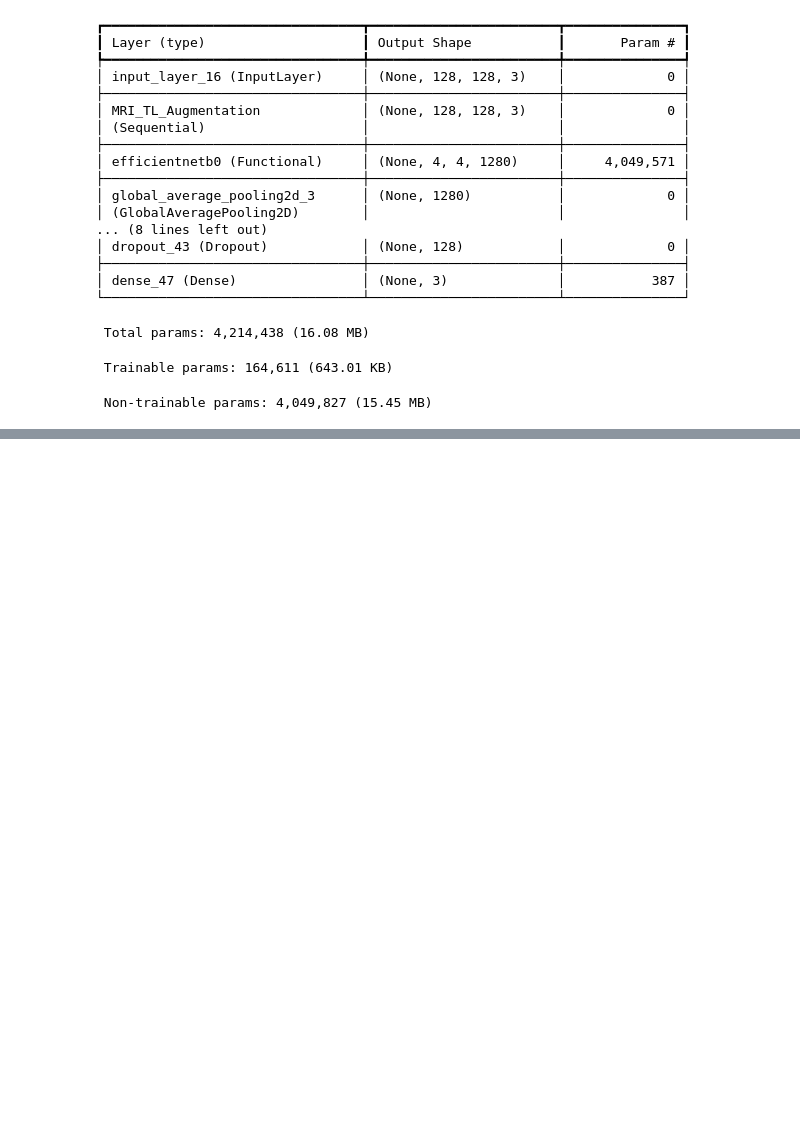
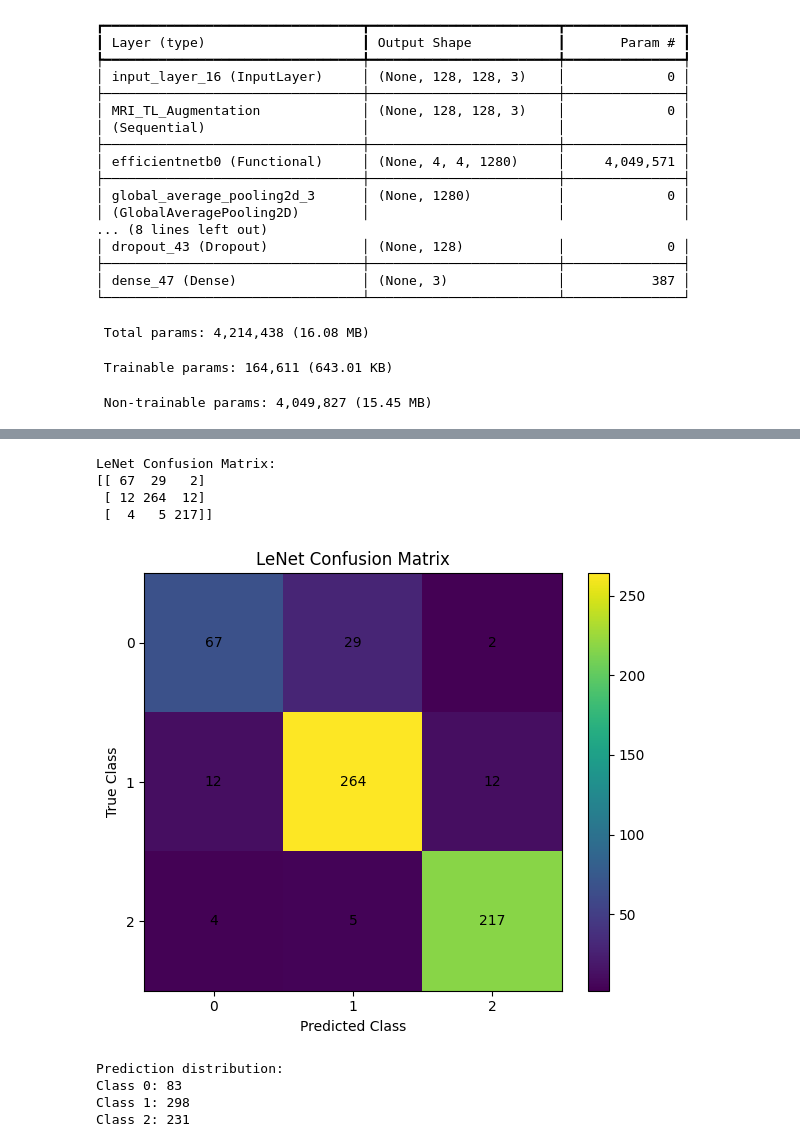
Before and after one commit to VanshitaRawat24/Brain_Tumor_Detection, a Jupyter notebook: notebooks/03_deep_learning_models.ipynb, the cells around one changed output, grey strips where cells are left out. Cells and saved outputs as stored; diff of their text form; code cells hidden in the pictures; blank space fills up the shorter version.

```diff
--- a/notebooks/03_deep_learning_models.ipynb
+++ b/notebooks/03_deep_learning_models.ipynb
@@ -3453,0 +3457,80 @@ Macro F1       : 0.8611
+# %%
+# ============================================================
+# CONFUSION MATRIX
+# ============================================================
+
+cm_lenet = confusion_matrix(
+    y_test_cnn,
+    test_predictions
+)
+
+print("LeNet Confusion Matrix:")
+print(cm_lenet)
+# %% [output]
+LeNet Confusion Matrix:
+[[ 67  29   2]
+ [ 12 264  12]
+ [  4   5 217]]
+# %%
+plt.figure(figsize=(6, 5))
+
+plt.imshow(
+    cm_lenet,
+    interpolation="nearest"
+)
+
+plt.title("LeNet Confusion Matrix")
+plt.xlabel("Predicted Class")
+plt.ylabel("True Class")
+
+plt.colorbar()
+
+plt.xticks(
+    range(NUM_CLASSES),
+    range(NUM_CLASSES)
+)
+
+plt.yticks(
+    range(NUM_CLASSES),
+    range(NUM_CLASSES)
+)
+
+for i in range(NUM_CLASSES):
+    for j in range(NUM_CLASSES):
+
+        plt.text(
+            j,
+            i,
+            cm_lenet[i, j],
+            ha="center",
+            va="center"
+        )
+
+plt.tight_layout()
+plt.show()
+# %% [output]
+[figure, added]
+# %%
+# ============================================================
+# PREDICTION DISTRIBUTION
+# ============================================================
+
+unique_predictions, prediction_counts = np.unique(
+    test_predictions,
+    return_counts=True
+)
+
+print("Prediction distribution:")
+
+for cls, count in zip(
+    unique_predictions,
+    prediction_counts
+):
+    print(
+        f"Class {cls}: {count}"
+    )
+# %% [output]
+Prediction distribution:
+Class 0: 83
+Class 1: 298
+Class 2: 231
```
Also changed, not shown: parts of 107 cells of this notebook.
